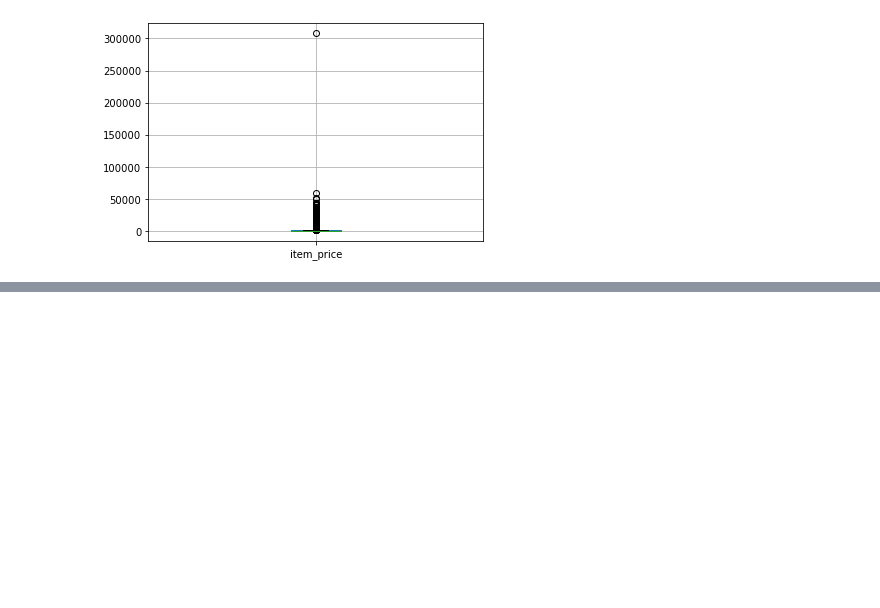
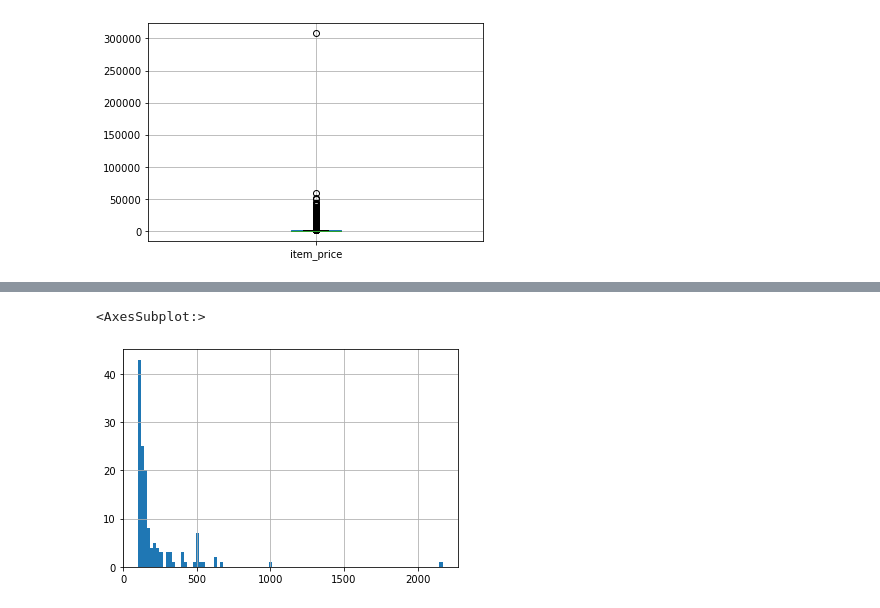
Before and after one commit to powpoww/TIL, a Jupyter notebook: 수업/pjt/code/data_info.ipynb, the cells around one changed output, grey strips where cells are left out. Saved outputs shown, nothing was run; the diff lists cells and outputs as text; code cells hidden in the pictures; blank space fills up the shorter version.

```diff
--- a/수업/pjt/code/data_info.ipynb
+++ b/수업/pjt/code/data_info.ipynb
@@ -208,0 +250,5 @@ sales_train.loc[sales_train.date_block_num==33]
+# %%
+sales_train.item_cnt_day[sales_train.item_cnt_day > 100 ].hist(bins=100)
+# %% [output]
+<AxesSubplot:>
+[figure, added]
```
Also changed, not shown: parts of 16 cells of this notebook, 5 other files.
